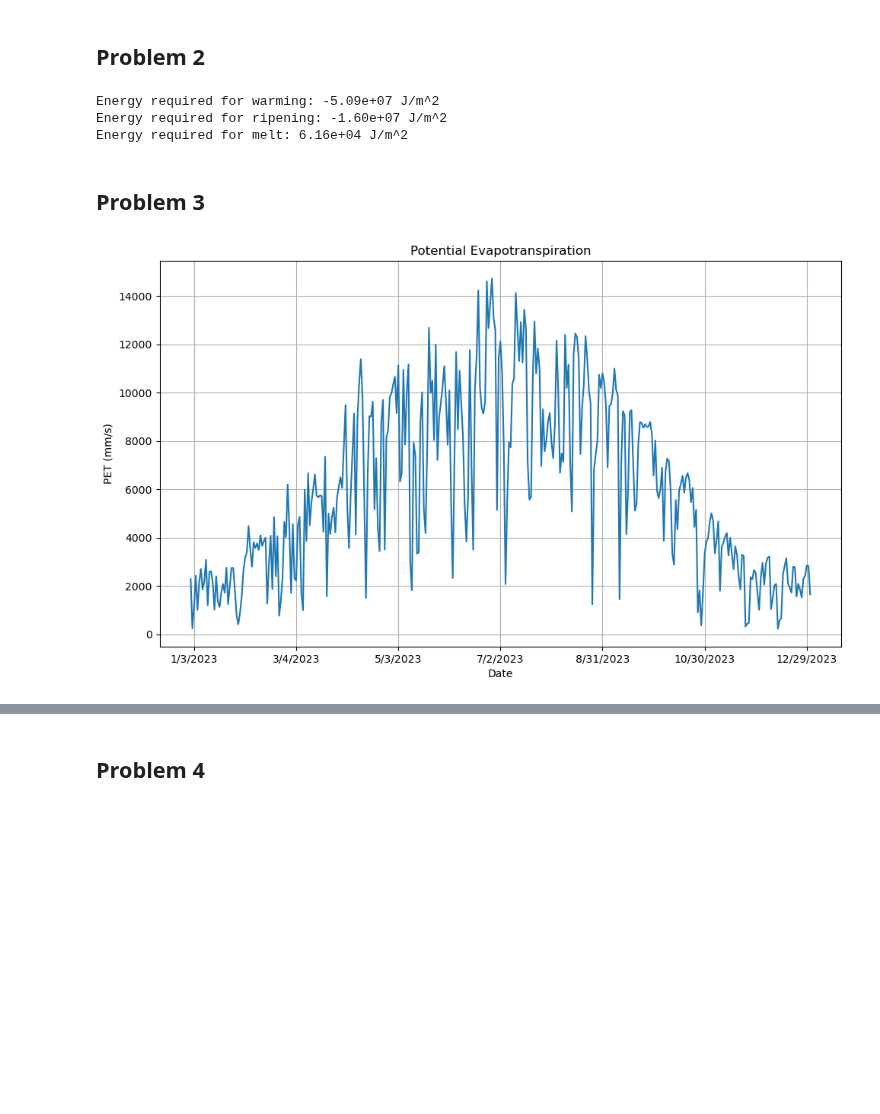
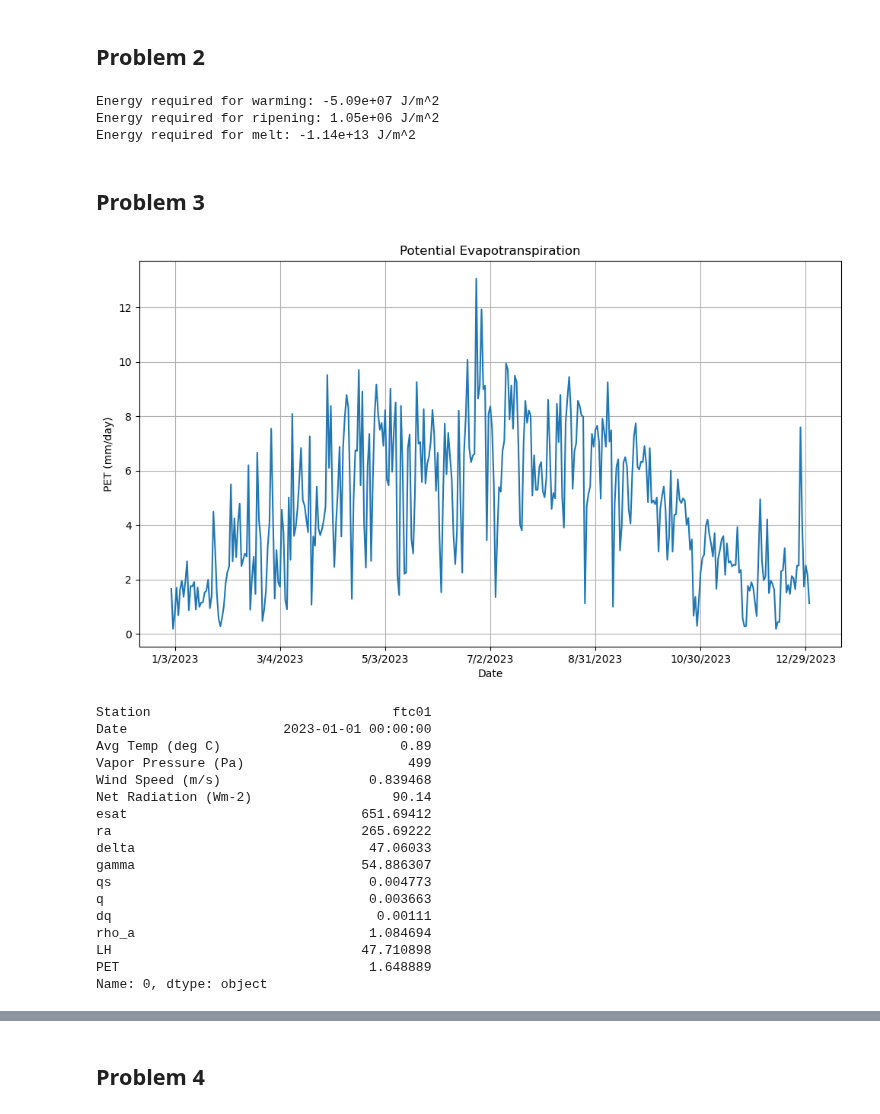
Before and after one commit to atdunwoody/EcoHydro, a Jupyter notebook: CIVE 520/HW 3.ipynb, the cells around one changed output, grey strips where cells are left out. Saved outputs shown, nothing was run; the diff lists cells and outputs as text; code cells hidden in the pictures; blank space fills up the shorter version.

```diff
--- a/CIVE 520/HW 3.ipynb
+++ b/CIVE 520/HW 3.ipynb
@@ -217,38 +217,45 @@ SWE = rho_snow * d_snow / rho_w #m, snow water equivalent
 
 Q_warming = ci * rho_i * d_snow * (T_snow - 0) #J/m^2
 Q_ripening = d_snow * theta_ret * rho_w * Lf #J/m^2
-Q_melt = SWE - theta_ret * Ls
+Q_melt = (SWE - theta_ret * Ls) * rho_w * Ls# SWE changes at melting phase
 
 print(f'Energy required for warming: {Q_warming:.2e} J/m^2')
 print(f'Energy required for ripening: {Q_ripening:.2e} J/m^2')
 print(f'Energy required for melt: {Q_melt:.2e} J/m^2')
 # %% [output]
 Energy required for warming: -5.09e+07 J/m^2
-Energy required for ripening: -1.60e+07 J/m^2
-Energy required for melt: 6.16e+04 J/m^2
+Energy required for ripening: 1.05e+06 J/m^2
+Energy required for melt: -1.14e+13 J/m^2
 # %% [markdown]
 ## Problem 3
 # %%
 Patm = 85000 #Pa
+Rd = 287 #J/kg/K gas constant for dry air
+Rv = 461 #J/kg/K gas constant for water vapor
 epsilon = Rd / Rv #ratio of gas constants
 zh = 0.05 #m, characteristic roughness height
 zd = 0.7 * zh #m, zero plane displacement height
 z0 = 0.1 * zh #m, aerodynamic roughness length
 zm = 2 #m, measurement height
 G = 0 #W/m2, ground heat flux
+Lv = 2.5 * 10**6 #J/kg latent heat of vaporization
+c_p = 1005 #J/kg/K specific heat of dry air at constant pressure
+
+
+
 forcing_data_fn = r"C:\Users\adunw\OneDrive - Colostate\Fort Collins\Courses\Spring 2024\CIVE 520\Homework\HW 3\HW3_ET_data.csv"
 forcing_data = pd.read_csv(forcing_data_fn)
 #Column names: Station	Date	Avg Temp ©	Vapor Pressure (Pa)	Wind Speed (m/s)	Net Radiation (Wm-2)
 
-def calc_psy_const(P, LH):
+def calc_psy_const(P):
     """
     Calculate psychrometric constant
-    c_p: specific heat of dry air at constant pressure in kJ/kg/K
-    P: pressure in kPa
-    LH: latent heat of vaporization in MJ/kg
-    return: psychrometric constant in kPa/°C
+    c_p: specific heat of dry air at constant pressure in J/kg/K
+    P: pressure in Pa
+    Lv: latent heat of vaporization in J/kg
+    return: psychrometric constant in Pa/°C
     """
-    return c_p * P / (epsilon * LH)
+    return c_p * P / (epsilon * Lv)
 
 def calc_e_sat(T):
     """
@@ -314,44 +321,71 @@ def calc_rho_a(P, e, T):
     rho_a = P / (Rd * (T + Kelvin)) + e / (Rv * (T + Kelvin))
     return rho_a
 
-def calc_PET(delta, gamma, Rn, G, rho_a, dq, ra):
+def calc_LH(delta, gamma, Rn, G, rho_a, dq, ra):
     """
     Calculate potential evapotranspiration
     delta: slope of the saturation vapor pressure curve in Pa/°K
-    gamma: psychrometric constant in kPa/°C
+    gamma: psychrometric constant in Pa/°C
     Rn: net radiation in W/m2
     G: soil heat flux in W/m2
     rho_a: air density in kg/m3
     dq: vapor pressure deficit in Pa
     ra: aerodynamic resistance in s/m
-    return: potential evapotranspiration in mm/s
+    return: potential evapotranspiration in m/s
     """
-    return (delta * (Rn - G) + (rho_a * Lv * dq) / ra) / (1 + delta / gamma)
+    return ((delta / gamma * (Rn - G)) + ((rho_a * Lv * dq) / ra)) / (1 + delta / gamma)
 
 Rn = forcing_data['Net Radiation (Wm-2)'] #W/m2
 T = forcing_data['Avg Temp (deg C)'] #°C
 e = forcing_data['Vapor Pressure (Pa)'] #Pa
 um = forcing_data['Wind Speed (m/s)'] #m/s
 
+forcing_data['esat'] = calc_e_sat(T + Kelvin)
 forcing_data['ra'] = calc_ra(um, zm, zd, z0)
 forcing_data['delta'] = calc_delta(T)
-forcing_data['gamma'] = calc_psy_const(Patm , Lv)
+forcing_data['gamma'] = calc_psy_const(Patm)
 forcing_data['qs'] = calc_qs(T, Patm)
 forcing_data['q'] = calc_q(e, Patm)
 forcing_data['dq'] = forcing_data['qs'] - forcing_data['q']
 forcing_data['rho_a'] = calc_rho_a(Patm, e, T)
-forcing_data['PET'] = calc_PET(forcing_data['delta'], forcing_data['gamma'], Rn, G, forcing_data['rho_a'], forcing_data['dq'], forcing_data['ra'])
+forcing_data['LH'] = calc_LH(forcing_data['delta'], forcing_data['gamma'], Rn, G, forcing_data['rho_a'], forcing_data['dq'], forcing_data['ra'])
+forcing_data['PET'] = forcing_data['LH'] / Lv / rho_w * 1000 *24 *3600 #m/s to mm/day
 
 #Plot the potential evapotranspiration
 fig, ax = plt.subplots(figsize=(10, 6))
 ax.plot(forcing_data['Date'], forcing_data['PET'])
 ax.set_title('Potential Evapotranspiration')
 ax.set_xlabel('Date')
-ax.set_ylabel('PET (mm/s)')
+ax.set_ylabel('PET (mm/day)')
 #Only show every 30 days ON X AXIS
 ax.xaxis.set_major_locator(mdates.DayLocator(interval=60))
 ax.grid(True)
 plt.tight_layout()
 plt.show()
+
+#convert the date column to datetime format
+forcing_data['Date'] = pd.to_datetime(forcing_data['Date'], format='%m/%d/%Y')
+
+#print out entire row of data for Jan 1, 2023
+date_data = forcing_data.loc[forcing_data['Date'] == '2023-01-01']
+for index, row in date_data.iterrows():
+    print(row)
 # %% [output]
-[figure, old version]
+[figure, new version]
+Station                               ftc01
+Date                    2023-01-01 00:00:00
+Avg Temp (deg C)                       0.89
+Vapor Pressure (Pa)                     499
+Wind Speed (m/s)                   0.839468
+Net Radiation (Wm-2)                  90.14
+esat                              651.69412
+ra                                265.69222
+delta                              47.06033
+gamma                             54.886307
+qs                                 0.004773
+q                                  0.003663
+dq                                  0.00111
+rho_a                              1.084694
+LH                                47.710898
+PET                                1.648889
+Name: 0, dtype: object
```
Also changed, not shown: parts of 3 cells of this notebook, 1 other file.
